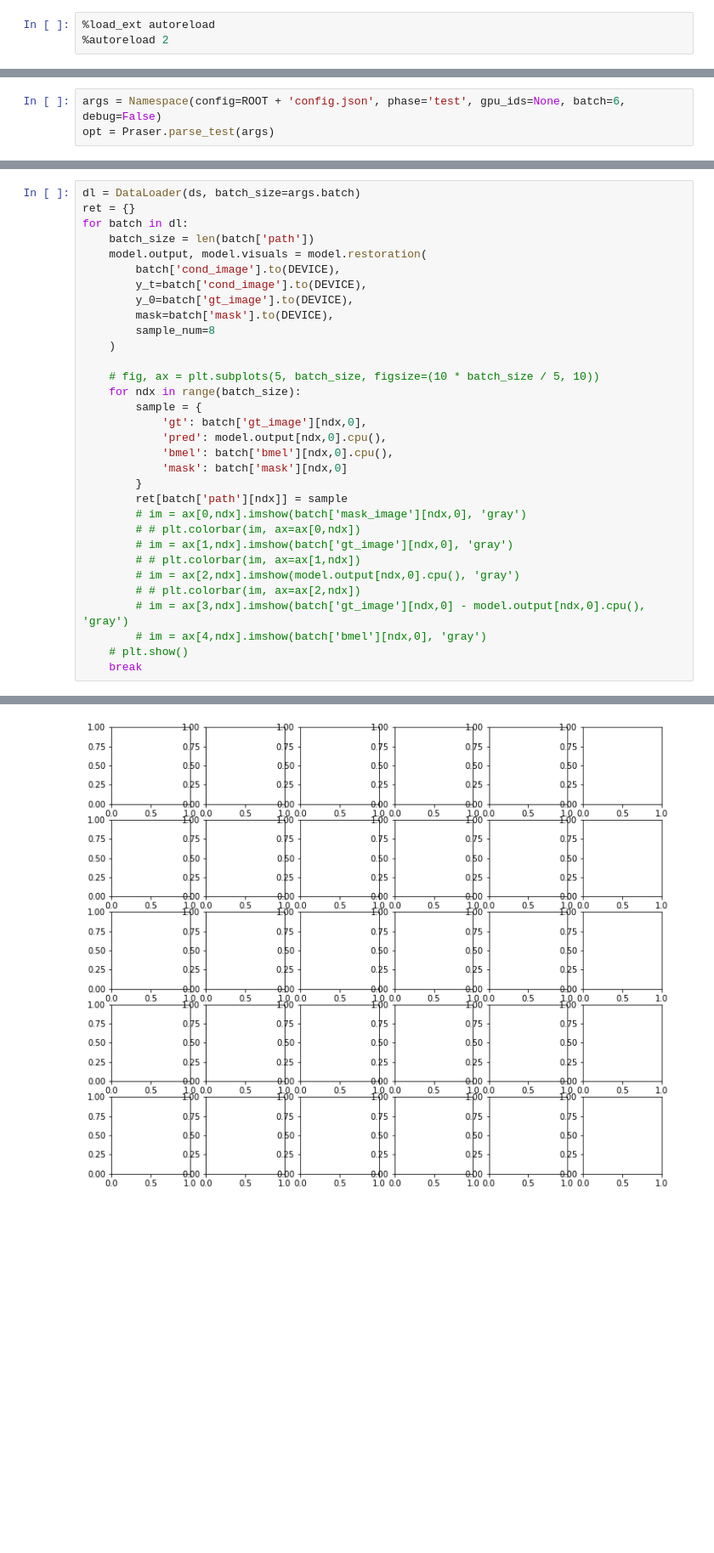
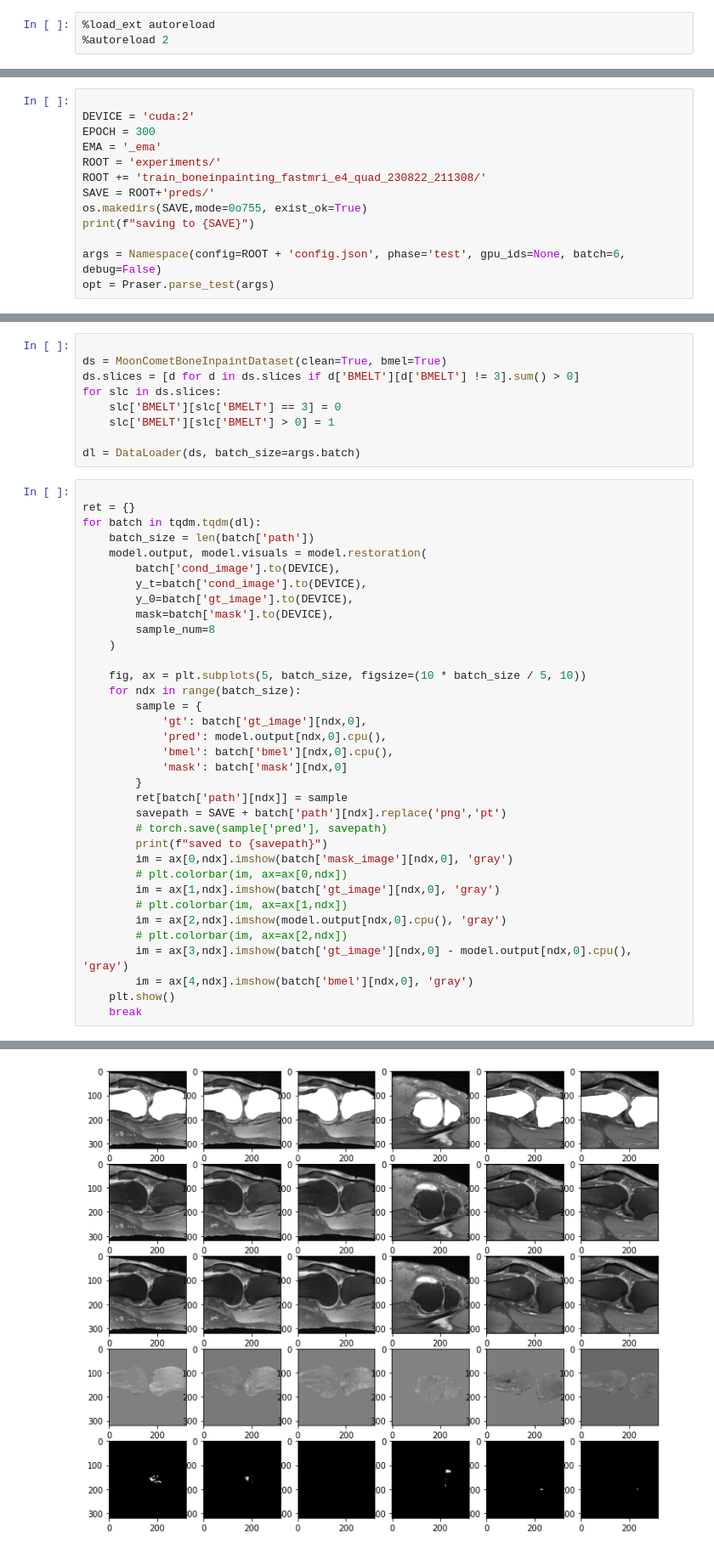
Before and after one commit to asy51/Palette-Image-to-Image-Diffusion-Models, a Jupyter notebook: inpaint_pred_mooncomet.ipynb, the cells around one changed output, grey strips where cells are left out. Shown at 85% size. Cells and saved outputs as stored; diff of their text form; blank space fills up the shorter version.

```diff
--- a/inpaint_pred_mooncomet.ipynb
+++ b/inpaint_pred_mooncomet.ipynb
@@ -20,3 +16,13 @@ ROOT += 'train_inpainting_fastmri_e4_linear_230819_183126/'
 # %%
+
+DEVICE = 'cuda:2'
+EPOCH = 300
+EMA = '_ema'
+ROOT = 'experiments/'
+ROOT += 'train_boneinpainting_fastmri_e4_quad_230822_211308/'
+SAVE = ROOT+'preds/'
+os.makedirs(SAVE,mode=0o755, exist_ok=True)
+print(f"saving to {SAVE}")
+
 args = Namespace(config=ROOT + 'config.json', phase='test', gpu_ids=None, batch=6, debug=False)
 opt = Praser.parse_test(args)
@@ -33,7 +40,16 @@ ds = MoonCometInpaintBMELDataset(clean=True, bmel=True)
+# %%
+
+ds = MoonCometBoneInpaintDataset(clean=True, bmel=True)
+ds.slices = [d for d in ds.slices if d['BMELT'][d['BMELT'] != 3].sum() > 0]
+for slc in ds.slices:
+    slc['BMELT'][slc['BMELT'] == 3] = 0
+    slc['BMELT'][slc['BMELT'] > 0] = 1
+
+dl = DataLoader(ds, batch_size=args.batch)
 # %%
-dl = DataLoader(ds, batch_size=args.batch)
+
 ret = {}
-for batch in dl:
+for batch in tqdm.tqdm(dl):
     batch_size = len(batch['path'])
     model.output, model.visuals = model.restoration(
         batch['cond_image'].to(DEVICE),
@@ -43,7 +59,7 @@ for batch in dl:
         sample_num=8
     )
 
-    # fig, ax = plt.subplots(5, batch_size, figsize=(10 * batch_size / 5, 10))
+    fig, ax = plt.subplots(5, batch_size, figsize=(10 * batch_size / 5, 10))
     for ndx in range(batch_size):
         sample = {
             'gt': batch['gt_image'][ndx,0],
@@ -52,14 +68,17 @@ for batch in dl:
             'mask': batch['mask'][ndx,0]
         }
         ret[batch['path'][ndx]] = sample
-        # im = ax[0,ndx].imshow(batch['mask_image'][ndx,0], 'gray')
-        # # plt.colorbar(im, ax=ax[0,ndx])
-        # im = ax[1,ndx].imshow(batch['gt_image'][ndx,0], 'gray')
-        # # plt.colorbar(im, ax=ax[1,ndx])
-        # im = ax[2,ndx].imshow(model.output[ndx,0].cpu(), 'gray')
-        # # plt.colorbar(im, ax=ax[2,ndx])
-        # im = ax[3,ndx].imshow(batch['gt_image'][ndx,0] - model.output[ndx,0].cpu(), 'gray')
-        # im = ax[4,ndx].imshow(batch['bmel'][ndx,0], 'gray')
-    # plt.show()
+        savepath = SAVE + batch['path'][ndx].replace('png','pt')
+        # torch.save(sample['pred'], savepath)
+        print(f"saved to {savepath}")
+        im = ax[0,ndx].imshow(batch['mask_image'][ndx,0], 'gray')
+        # plt.colorbar(im, ax=ax[0,ndx])
+        im = ax[1,ndx].imshow(batch['gt_image'][ndx,0], 'gray')
+        # plt.colorbar(im, ax=ax[1,ndx])
+        im = ax[2,ndx].imshow(model.output[ndx,0].cpu(), 'gray')
+        # plt.colorbar(im, ax=ax[2,ndx])
+        im = ax[3,ndx].imshow(batch['gt_image'][ndx,0] - model.output[ndx,0].cpu(), 'gray')
+        im = ax[4,ndx].imshow(batch['bmel'][ndx,0], 'gray')
+    plt.show()
     break
 # %% [output]
@@ -67 +91 @@ KeyError: 0
-[figure, old version]
+[figure, new version]
```
Also changed, not shown: parts of 6 cells of this notebook, 2 other files.
